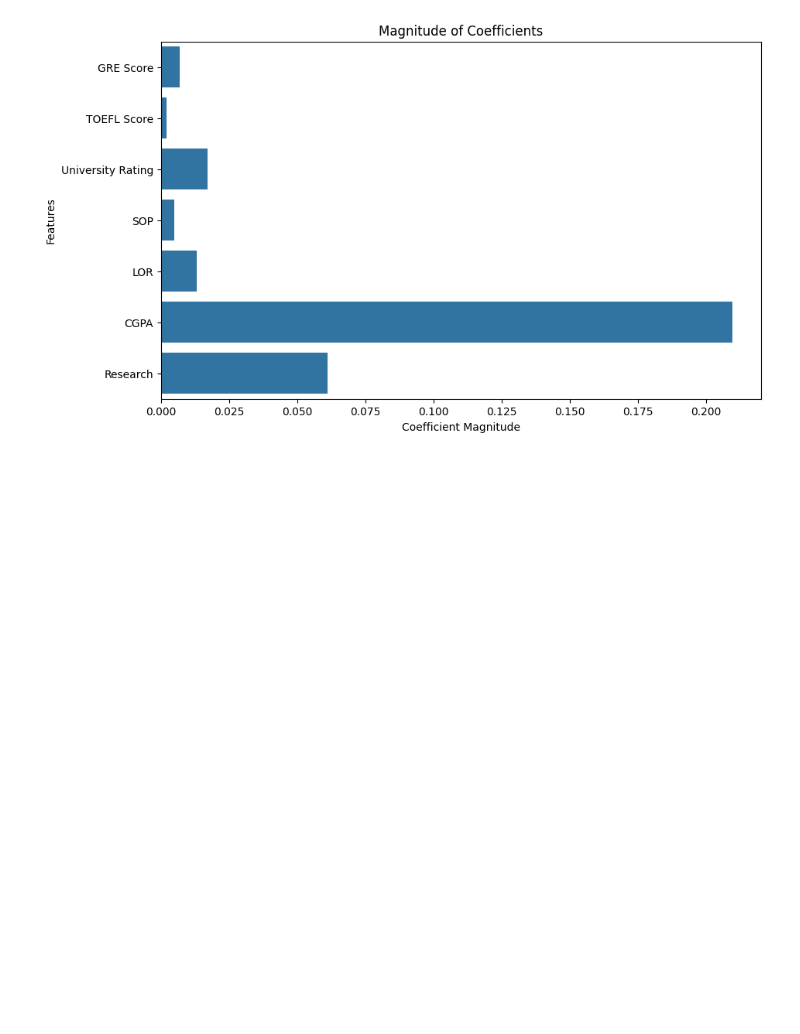
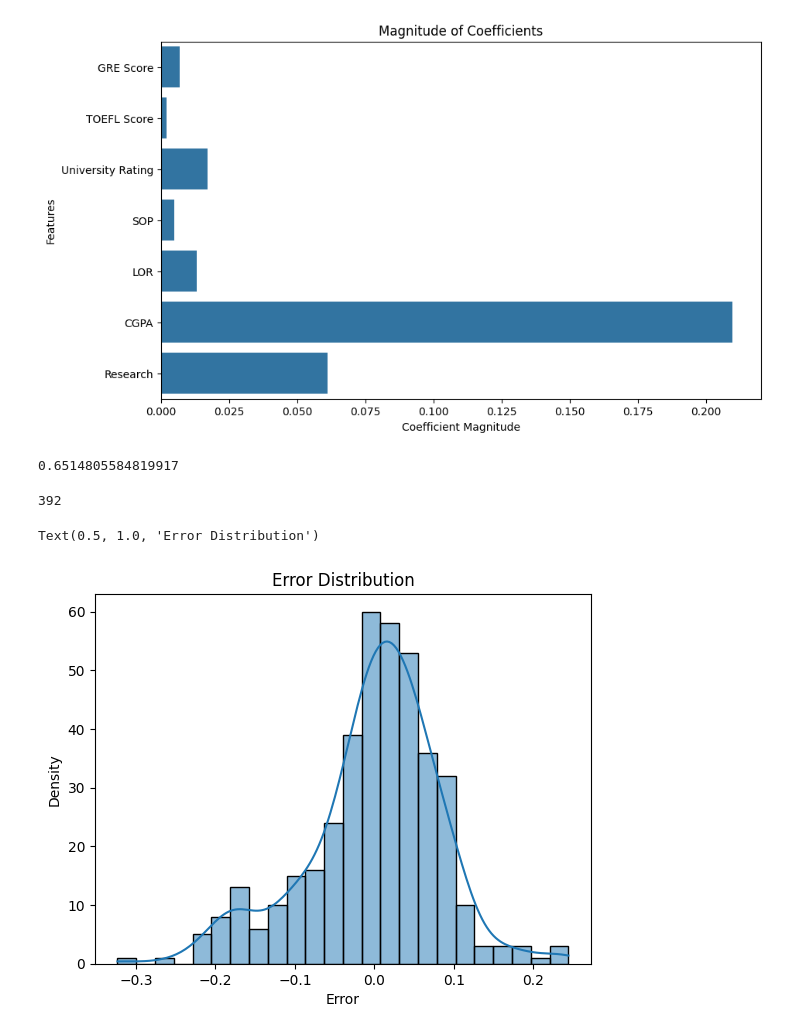
Before and after one commit to Vincent-devSG/DIDL, a Jupyter notebook: projects/linear_regression/part1/training.ipynb, the cells around one changed output. Saved outputs shown, nothing was run; the diff lists cells and outputs as text; code cells hidden in the pictures; blank space fills up the shorter version.

```diff
--- a/projects/linear_regression/part1/training.ipynb
+++ b/projects/linear_regression/part1/training.ipynb
@@ -216,3 +239,27 @@ plt.title('Magnitude of Coefficients')
 plt.show()
 # %% [output]
 [figure]
+# %%
+# calculate the R-squared
+r_squared = 1 - np.sum((y_train - y_hat) ** 2) / np.sum((y_train - np.mean(y_train)) ** 2)
+r_squared
+# %% [output]
+0.6514805584819917
+# %%
+# degree of freedom
+n = len(y_train)
+p = x_train.shape[1]
+dof = n - p - 1
+dof
+# %% [output]
+392
+# %%
+# plot the error distribution
+error = y_train - y_hat
+sns.histplot(error, kde=True)
+plt.xlabel('Error')
+plt.ylabel('Density')
+plt.title('Error Distribution')
+# %% [output]
+Text(0.5, 1.0, 'Error Distribution')
+[figure, added]
```
Also changed, not shown: parts of 6 cells of this notebook.
